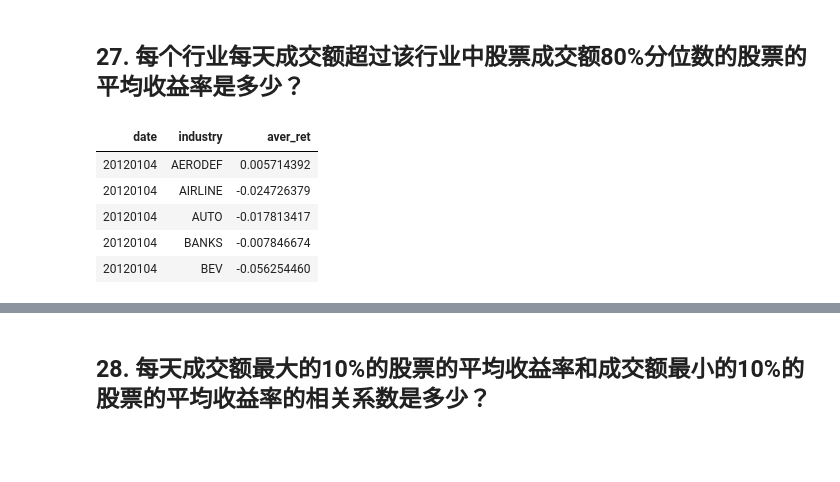
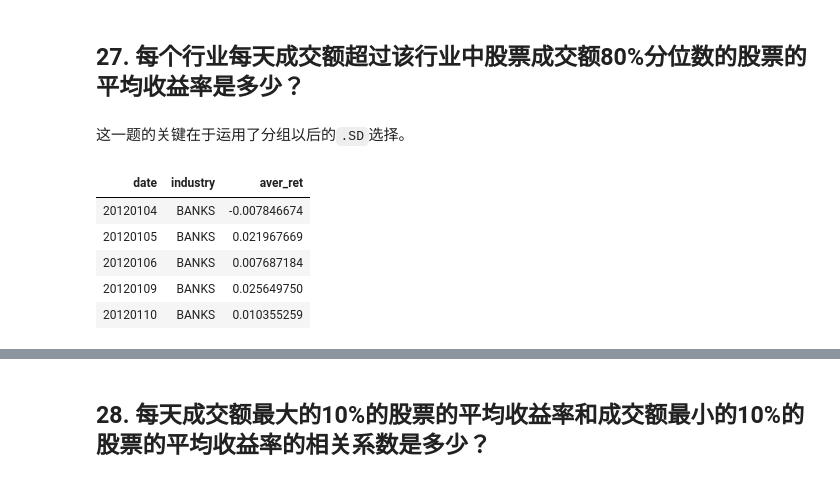
Before and after one commit to Ravin515/r-data-practice, a Jupyter notebook: answer-keys.ipynb, the cells around one changed output, grey strips where cells are left out. Cells and saved outputs as stored; diff of their text form; code cells hidden in the pictures; blank space fills up the shorter version.

```diff
--- a/answer-keys.ipynb
+++ b/answer-keys.ipynb
@@ -623,15 +644,17 @@ data[order(-amount), .(symbol = symbol[1:5], amount = sum(amount[1:5])),
 | 20120104 | AERODEF | 600118.SH | 384758246 |
 # %% [markdown]
 ## 27. 每个行业每天成交额超过该行业中股票成交额80%分位数的股票的平均收益率是多少？
+# %% [markdown]
+这一题的关键在于运用了分组以后的`.SD`选择。
 # %%
 data[, .(symbol = symbol, ret = close/pre_close - 1, amount = amount, industry, date)
-    ][, .SD[amount > quantile(amount, 0.8)], keyby = .(date, industry)
-    ][, .(aver_ret = mean(ret)), keyby = .(date, industry)
+    ][, .SD[amount > quantile(amount, 0.8)], by = .(date, industry)
+    ][, .(aver_ret = mean(ret)), by = .(date, industry)
     ][1:5]
 # %% [output]
 | date | industry | aver_ret |
-| 20120104 | AERODEF | 0.005714392 |
-| 20120104 | AIRLINE | -0.024726379 |
-| 20120104 | AUTO | -0.017813417 |
 | 20120104 | BANKS | -0.007846674 |
-| 20120104 | BEV | -0.056254460 |
+| 20120105 | BANKS | 0.021967669 |
+| 20120106 | BANKS | 0.007687184 |
+| 20120109 | BANKS | 0.025649750 |
+| 20120110 | BANKS | 0.010355259 |
```
Also changed, not shown: parts of 25 cells of this notebook, 1 other file.
